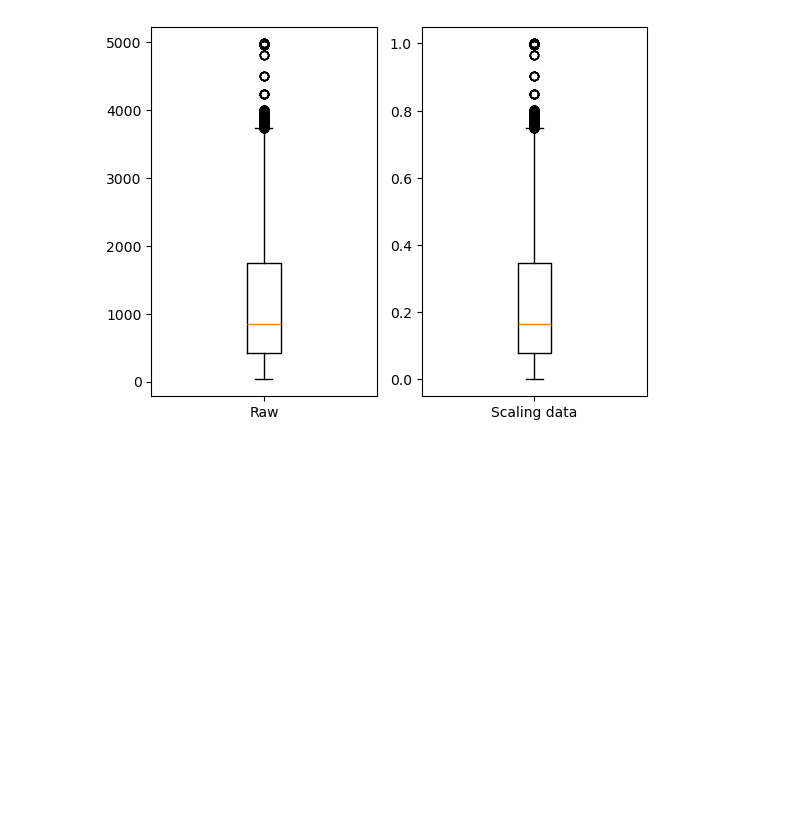
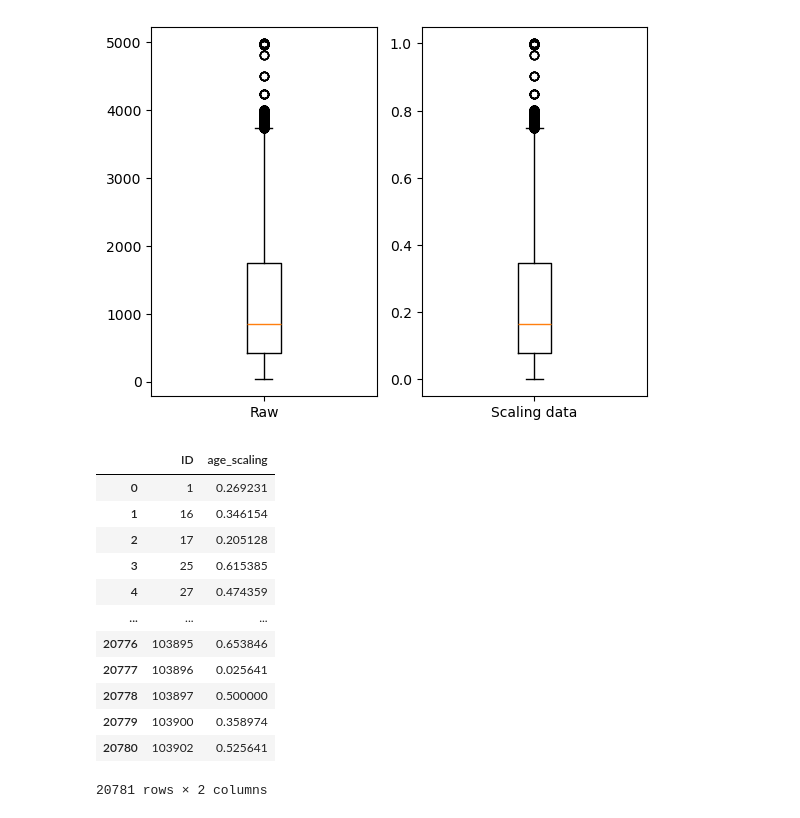
Before and after one commit to jhlee9462/BigDataAnaysisLiscence, a Jupyter notebook: 2-tutorial/data_preprocessing1.ipynb, the cells around one changed output. Saved outputs shown, nothing was run; the diff lists cells and outputs as text; code cells hidden in the pictures; blank space fills up the shorter version.

```diff
--- a/2-tutorial/2-1.ipynb
+++ b/2-tutorial/data_preprocessing1.ipynb
@@ -49,3 +49,21 @@ ax[1].set_xticklabels(['Scaling data'])
 plt.show()
 # %% [output]
 [figure]
+# %%
+train['age_scaling'] = mm.fit_transform(train['Age'].values.reshape(-1, 1))
+test['age_scaling'] = mm.transform(test['Age'].values.reshape(-1,1))
+test[['ID', 'age_scaling']]
+# %% [output]
+|  | ID | age_scaling |
+| 0 | 1 | 0.269231 |
+| 1 | 16 | 0.346154 |
+| 2 | 17 | 0.205128 |
+| 3 | 25 | 0.615385 |
+| 4 | 27 | 0.474359 |
+| ... | ... | ... |
+| 20776 | 103895 | 0.653846 |
+| 20777 | 103896 | 0.025641 |
+| 20778 | 103897 | 0.500000 |
+| 20779 | 103900 | 0.358974 |
+| 20780 | 103902 | 0.525641 |
+20781 rows × 2 columns
```
Also changed, not shown: parts of 4 cells of this notebook, 4 other files.
